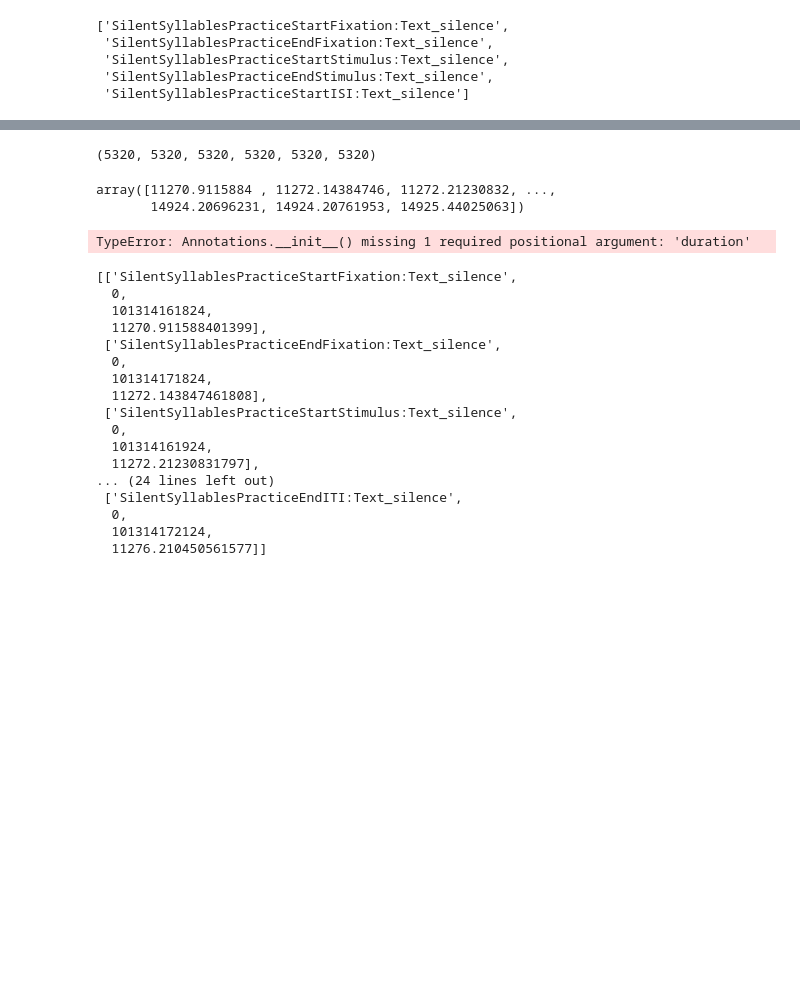
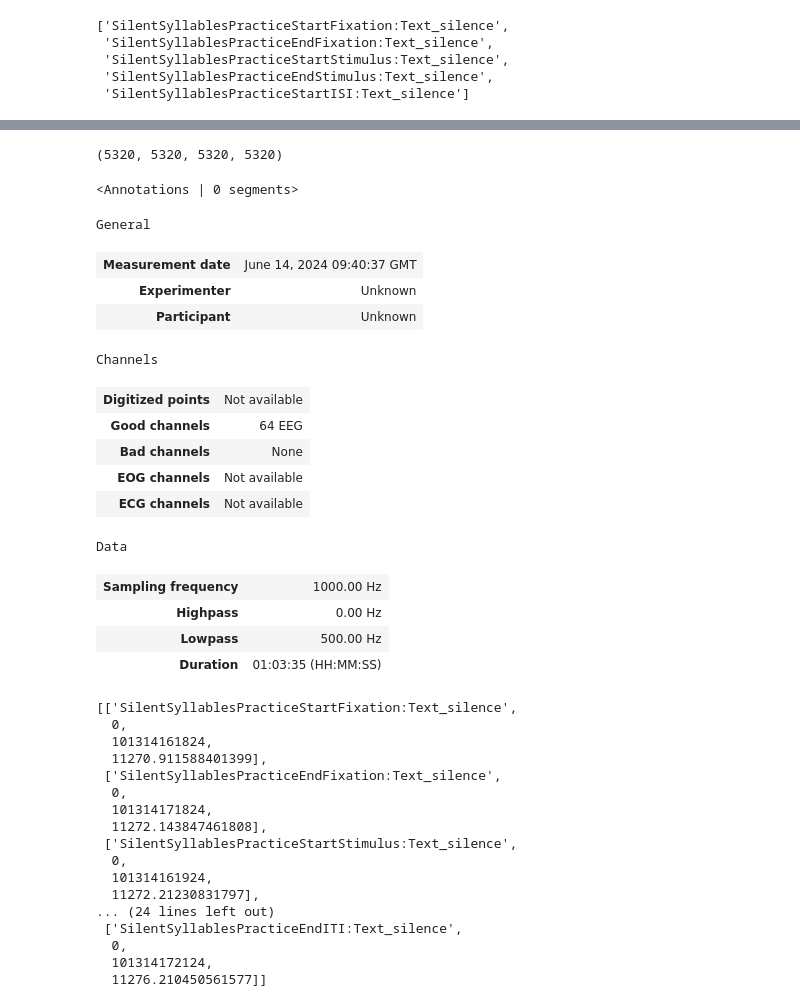
Before and after one commit to owaismujtaba/SemanticDecoding, a Jupyter notebook: PilotData.ipynb, the cells around one changed output, grey strips where cells are left out. Drawn from its saved outputs; the diff is of its cells as text; code cells hidden in the pictures; blank space fills up the shorter version.

Commit message:
annotations

```diff
--- a/PilotData.ipynb
+++ b/PilotData.ipynb
@@ -76,6 +122,3 @@ markers[:5]
  'SilentSyllablesPracticeStartStimulus:Text_silence',
  'SilentSyllablesPracticeEndStimulus:Text_silence',
  'SilentSyllablesPracticeStartISI:Text_silence']
-# %%
-markers = [marker.split(':')[0] for marker in markers]
-markers[:10]
@@ -97,53 +125,36 @@ len(Counter(markers))
 # %%
-task = None
-experimentType = None
-silentOrReal = []
-wordOrSyllable = []
-practiceOrExperiment = []
-startOrEnd = []
-modality = []
 codes = []
+timeStamps = []
+description = []
+duration = []
 for index in range(len(markers)-1):
     marker = markers[index]
     code = ''
     if 'Silent' in marker:
-        silentOrReal.append('Silent')
         code += '10'
     if 'Real' in marker:
-        silentOrReal.append('Real')
         code += '11'
     if 'Word' in marker:
-        wordOrSyllable.append('Word')
         code += '12'
     if 'Syllable' in marker:
-        wordOrSyllable.append('Syllable')
         code += '13'
     if 'Practice' in marker:
-        practiceOrExperiment.append('Practice')
         code += '14'
     if 'Experiment' in marker:
-        practiceOrExperiment.append('Experiment')
         code += '15'
     if 'Start' in marker:
-        startOrEnd.append('Start')
         code += '16'
     if 'End' in marker:
-        startOrEnd.append('End')
         code += '17'
     if 'Fixation' in marker:
-        modality.append('Fixation')
         code += '18'
     elif 'Stimulus' in marker:
-        modality.append('Stimulus')
         code += '19'
     elif 'ISI' in marker:
-        modality.append('ISI')
         code += '20'
     elif 'ITI' in marker:
-        modality.append('ITI')
         code += '21'
     elif 'Speech' in marker:
-        modality.append('Speech')
         code += '22'
     else:
         print(marker)
@@ -156,21 +167,36 @@ for index in range(len(markers)-1):
         code += '25'
 
     codes.append(code)
+    timeStamps.append(obj.markersTimestamps[index])
+    description.append(marker)
+    duration.append(obj.markersTimestamps[index+1]-obj.markersTimestamps[index])
-# %%
-len(startOrEnd), len(silentOrReal), len(wordOrSyllable), len(practiceOrExperiment), len(modality), len(codes)
-# %% [output]
-(5320, 5320, 5320, 5320, 5320, 5320)
-# %%
-times = obj.markersTimestamps
-times
-# %% [output]
-array([11270.9115884 , 11272.14384746, 11272.21230832, ...,
-       14924.20696231, 14924.20761953, 14925.44025063])
+# %%
+len(codes), len(timeStamps), len(description), len(duration)
+# %% [output]
+(5320, 5320, 5320, 5320)
+# %%
+raw.annotations
+# %% [output]
+<Annotations | 0 segments>
 # %%
 raw = obj.rawEegMneData
-raw.set_annotations(mne.Annotations(onset=[obj.markersTimestamps], description=codes))
+raw.set_annotations(mne.Annotations(onset=timeStamps, description=codes, duration=duration))
 # %% [output]
-TypeError: Annotations.__init__() missing 1 required positional argument: 'duration'
+General
+| Measurement date | June 14, 2024 09:40:37 GMT |
+| Experimenter | Unknown |
+| Participant | Unknown |
+Channels
+| Digitized points | Not available |
+| Good channels | 64 EEG |
+| Bad channels | None |
+| EOG channels | Not available |
+| ECG channels | Not available |
+Data
+| Sampling frequency | 1000.00 Hz |
+| Highpass | 0.00 Hz |
+| Lowpass | 500.00 Hz |
+| Duration | 01:03:35 (HH:MM:SS) |
 # %%
 newMarkers = [[x, 0, int(y), z] for x, y, z in zip(markers, codes, obj.markersTimestamps)]
 newMarkers[:10]
```
Also changed, not shown: parts of 7 cells of this notebook, 2 other files.
